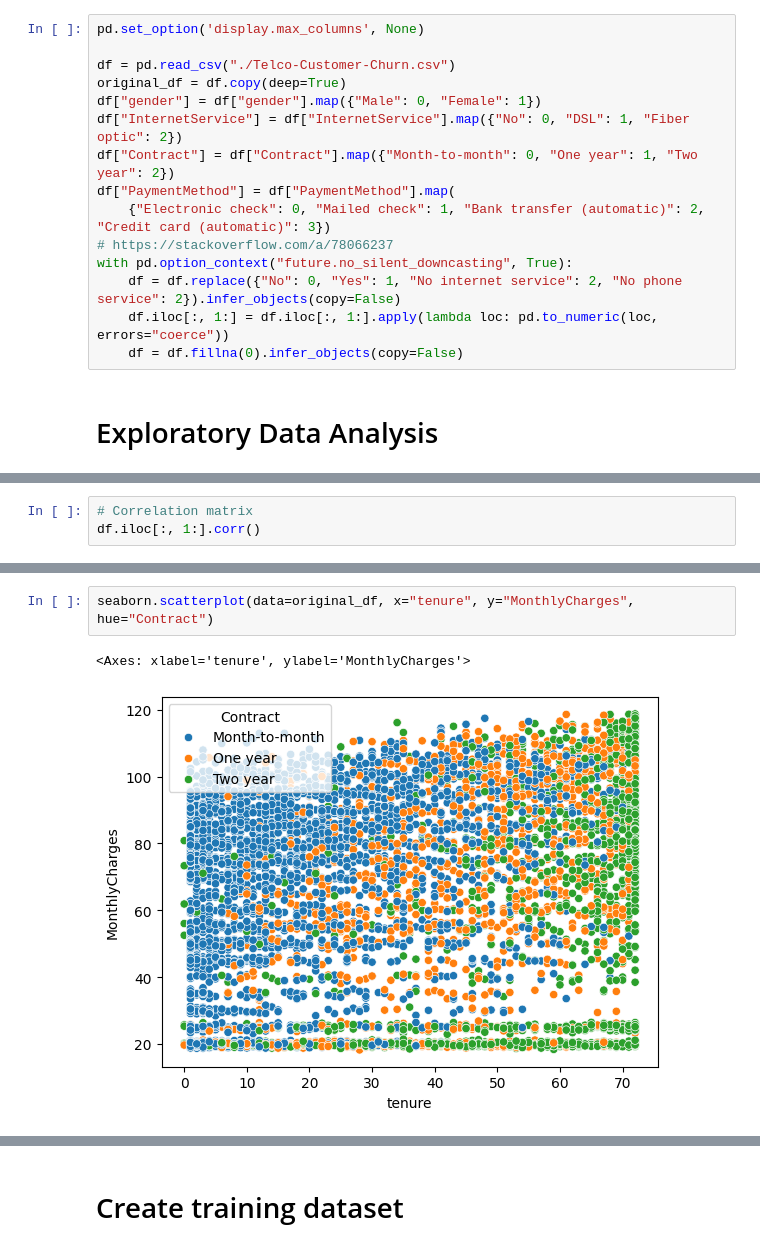
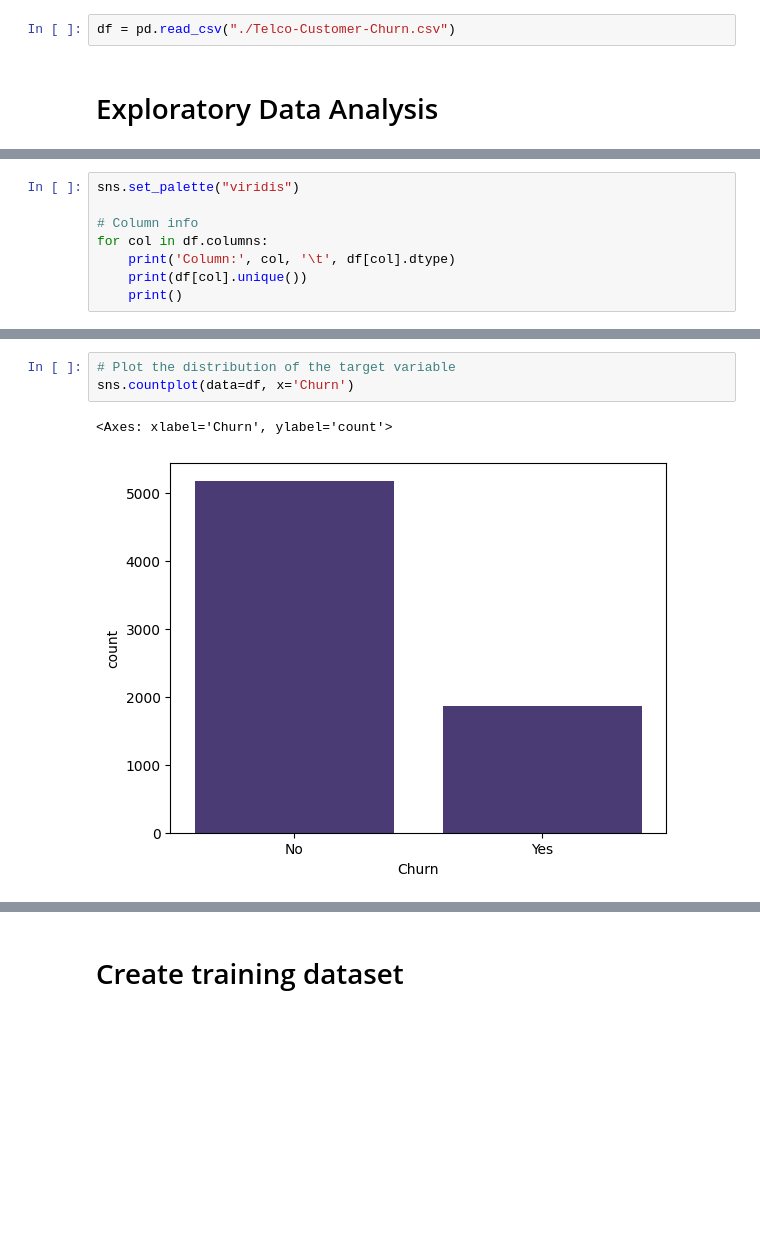
Before and after one commit to Alan-Grech295/cis3190-telco-churn, a Jupyter notebook: Telco Customer Churn.ipynb, the cells around one changed output, grey strips where cells are left out. Cells and saved outputs as stored; diff of their text form; blank space fills up the shorter version.

```diff
--- a/Telco Customer Churn.ipynb
+++ b/Telco Customer Churn.ipynb
@@ -12,17 +15,4 @@ import seaborn
 # %%
-pd.set_option('display.max_columns', None)
-
 df = pd.read_csv("./Telco-Customer-Churn.csv")
-original_df = df.copy(deep=True)
-df["gender"] = df["gender"].map({"Male": 0, "Female": 1})
-df["InternetService"] = df["InternetService"].map({"No": 0, "DSL": 1, "Fiber optic": 2})
-df["Contract"] = df["Contract"].map({"Month-to-month": 0, "One year": 1, "Two year": 2})
-df["PaymentMethod"] = df["PaymentMethod"].map(
-    {"Electronic check": 0, "Mailed check": 1, "Bank transfer (automatic)": 2, "Credit card (automatic)": 3})
-# https://stackoverflow.com/a/78066237
-with pd.option_context("future.no_silent_downcasting", True):
-    df = df.replace({"No": 0, "Yes": 1, "No internet service": 2, "No phone service": 2}).infer_objects(copy=False)
-    df.iloc[:, 1:] = df.iloc[:, 1:].apply(lambda loc: pd.to_numeric(loc, errors="coerce"))
-    df = df.fillna(0).infer_objects(copy=False)
 # %% [markdown]
 # Exploratory Data Analysis
@@ -29,4 +23,9 @@ with pd.option_context("future.no_silent_downcasting", True):
 # %%
-# Correlation matrix
-df.iloc[:, 1:].corr()
+sns.set_palette("viridis")
+
+# Column info
+for col in df.columns:
+    print('Column:', col, '\t', df[col].dtype)
+    print(df[col].unique())
+    print()
 # %% [output]
@@ -65,5 +111,6 @@ seaborn.histplot(data=original_df, x="MonthlyCharges", bins=30)
 # %%
-seaborn.scatterplot(data=original_df, x="tenure", y="MonthlyCharges", hue="Contract")
+# Plot the distribution of the target variable
+sns.countplot(data=df, x='Churn')
 # %% [output]
-<Axes: xlabel='tenure', ylabel='MonthlyCharges'>
+<Axes: xlabel='Churn', ylabel='count'>
-[figure, old version]
+[figure, new version]
```
Also changed, not shown: parts of 22 cells of this notebook, 2 other files.
